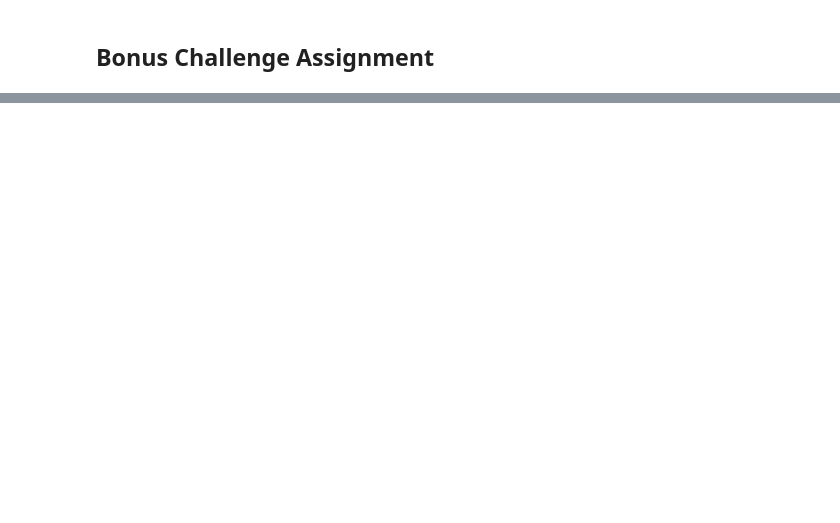
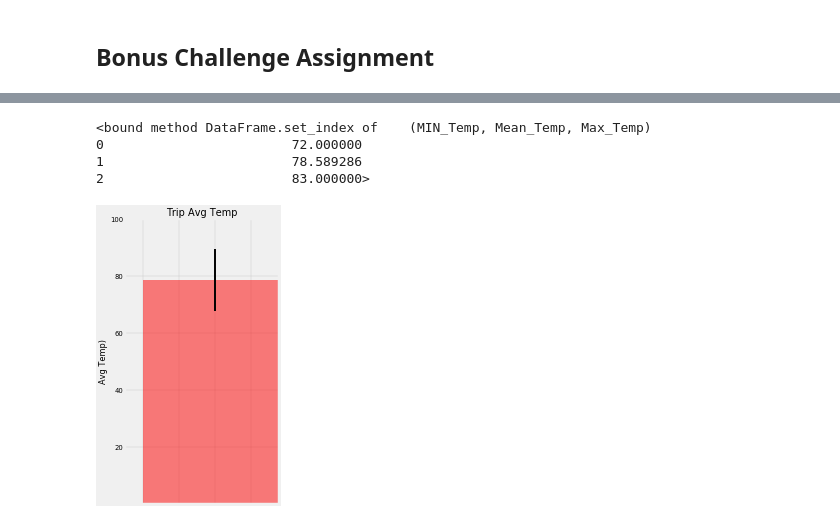
Before and after one commit to Sanjaye22/sqlalchemy-challenge, a Jupyter notebook: climate_starter.ipynb, the cells around one changed output, grey strips where cells are left out. Saved outputs shown, nothing was run; the diff lists cells and outputs as text; code cells hidden in the pictures; blank space fills up the shorter version.

```diff
--- a/climate_starter.ipynb
+++ b/climate_starter.ipynb
@@ -252,11 +256,41 @@ print(calc_temps('2012-02-28', '2012-03-05'))
 # %%
 # Use your previous function `calc_temps` to calculate the tmin, tavg, and tmax
 # for your trip using the previous year's data for those same dates.
+
+start_date = '2017-07-15'
+end_date = '2017-07-23'
+stats_results = calc_temps(start_date,end_date)[0]
+stats_df = pd.DataFrame(stats_results, columns=[("Min_Temp", "Mean_Temp", "Max_Temp")]).set_index
+stats_df
+# %% [output]
+<bound method DataFrame.set_index of    (MIN_Temp, Mean_Temp, Max_Temp)
+0                        72.000000
+1                        78.589286
+2                        83.000000>
 # %%
 # Plot the results from your previous query as a bar chart.
 # Use "Trip Avg Temp" as your Title
 # Use the average temperature for the y value
 # Use the peak-to-peak (tmax-tmin) value as the y error bar (yerr)
+
+x_axis = [0]
+y_axis = [stats_results[1]]
+error = [(stats_results[2] - stats_results[0])]
+
+plt.figure(figsize=(5, 10), dpi=35)
+plt.bar(x_axis,y_axis,yerr=error,color='r',alpha=.5,align='edge')
+plt.xlim(-0.1,0.75)
+plt.ylim(0.5, 100)
+plt.ylabel("Avg Temp)")
+plt.title("Trip Avg Temp")
+plt.tick_params(axis='x',which='both',bottom=False,top=False,labelbottom=False)
+plt.grid(y_axis,linestyle='')
+plt.grid(x_axis,linestyle='-')
+
+#Save image
+plt.savefig("./images/trip_avg_temp")
+# %% [output]
+[figure, added]
 # %%
 # Calculate the total amount of rainfall per weather station for your trip dates using the previous year's matching dates.
 # Sort this in descending order by precipitation amount and list the station, name, latitude, longitude, and elevation
```
Also changed, not shown: parts of 16 cells of this notebook, 7 other files.
